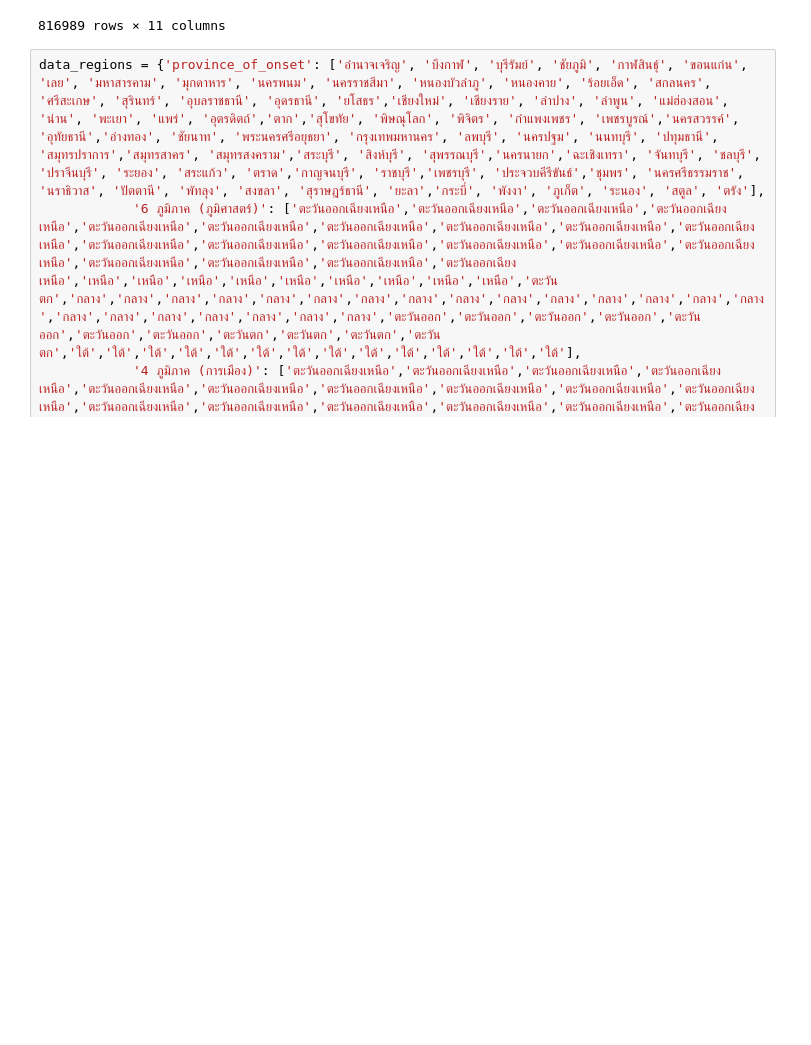
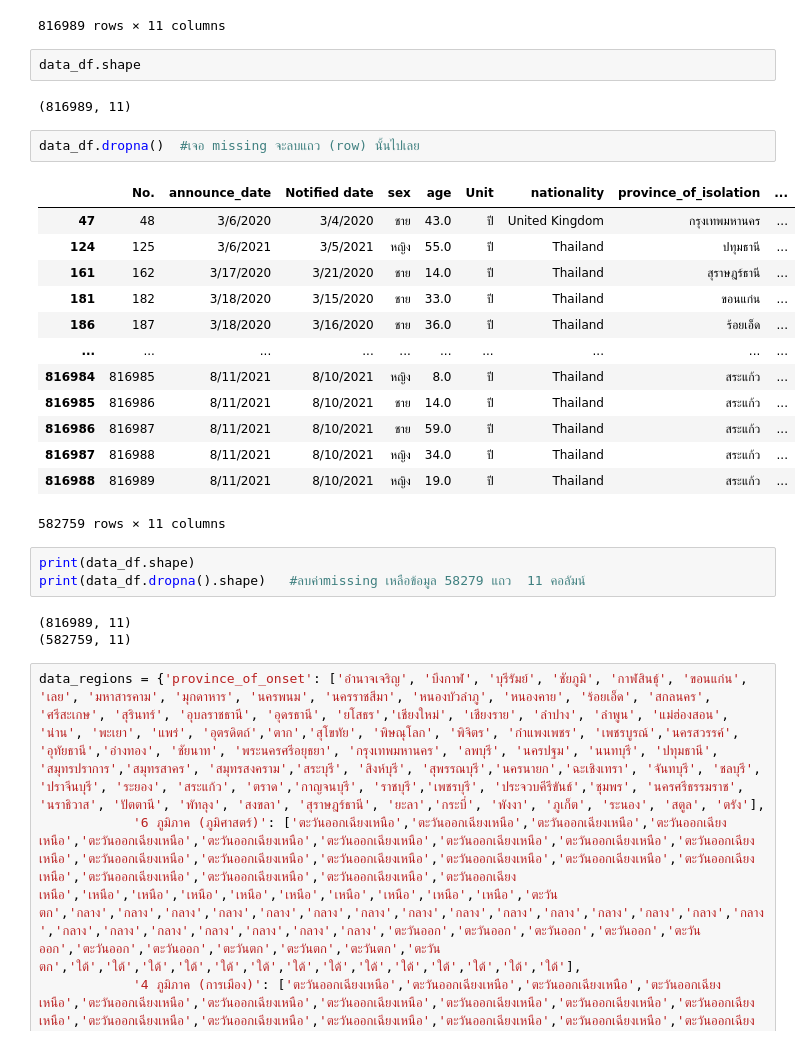
Before and after one commit to suphalaksana/data_viz_2022, a Jupyter notebook: BasicPython&DataViz_midterm2022.ipynb, the cells around one changed output. Drawn from its saved outputs; the diff is of its cells as text; blank space fills up the shorter version.

```diff
--- a/BasicPython&DataViz_midterm2022.ipynb
+++ b/BasicPython&DataViz_midterm2022.ipynb
@@ -53,6 +53,32 @@ data_df
 | 816987 | 816988 | 8/11/2021 | 8/10/2021 | หญิง | 34.0 | ปี | Thailand | สระแก้ว | ... |
 | 816988 | 816989 | 8/11/2021 | 8/10/2021 | หญิง | 19.0 | ปี | Thailand | สระแก้ว | ... |
 816989 rows × 11 columns
+# %%
+data_df.shape
+# %% [output]
+(816989, 11)
+# %%
+data_df.dropna()  #เจอ missing จะลบแถว (row) นั้นไปเลย
+# %% [output]
+|  | No. | announce_date | Notified date | sex | age | Unit | nationality | province_of_isolation | ... |
+| 47 | 48 | 3/6/2020 | 3/4/2020 | ชาย | 43.0 | ปี | United Kingdom | กรุงเทพมหานคร | ... |
+| 124 | 125 | 3/6/2021 | 3/5/2021 | หญิง | 55.0 | ปี | Thailand | ปทุมธานี | ... |
+| 161 | 162 | 3/17/2020 | 3/21/2020 | ชาย | 14.0 | ปี | Thailand | สุราษฎร์ธานี | ... |
+| 181 | 182 | 3/18/2020 | 3/15/2020 | ชาย | 33.0 | ปี | Thailand | ขอนแก่น | ... |
+| 186 | 187 | 3/18/2020 | 3/16/2020 | ชาย | 36.0 | ปี | Thailand | ร้อยเอ็ด | ... |
+| ... | ... | ... | ... | ... | ... | ... | ... | ... | ... |
+| 816984 | 816985 | 8/11/2021 | 8/10/2021 | หญิง | 8.0 | ปี | Thailand | สระแก้ว | ... |
+| 816985 | 816986 | 8/11/2021 | 8/10/2021 | ชาย | 14.0 | ปี | Thailand | สระแก้ว | ... |
+| 816986 | 816987 | 8/11/2021 | 8/10/2021 | ชาย | 59.0 | ปี | Thailand | สระแก้ว | ... |
+| 816987 | 816988 | 8/11/2021 | 8/10/2021 | หญิง | 34.0 | ปี | Thailand | สระแก้ว | ... |
+| 816988 | 816989 | 8/11/2021 | 8/10/2021 | หญิง | 19.0 | ปี | Thailand | สระแก้ว | ... |
+582759 rows × 11 columns
+# %%
+print(data_df.shape)
+print(data_df.dropna().shape)   #ลบค่าmissing เหลือข้อมูล 58279 แถว  11 คอลัมน์
+# %% [output]
+(816989, 11)
+(582759, 11)
 # %%
 data_regions = {'province_of_onset': ['อำนาจเจริญ', 'บึงกาฬ', 'บุรีรัมย์', 'ชัยภูมิ', 'กาฬสินธุ์', 'ขอนแก่น', 'เลย', 'มหาสารคาม', 'มุกดาหาร', 'นครพนม', 'นครราชสีมา', 'หนองบัวลำภู', 'หนองคาย', 'ร้อยเอ็ด', 'สกลนคร', 'ศรีสะเกษ', 'สุรินทร์', 'อุบลราชธานี', 'อุดรธานี', 'ยโสธร','เชียงใหม่', 'เชียงราย', 'ลำปาง', 'ลำพูน', 'แม่ฮ่องสอน', 'น่าน', 'พะเยา', 'แพร่', 'อุตรดิตถ์','ตาก','สุโขทัย', 'พิษณุโลก', 'พิจิตร', 'กำแพงเพชร', 'เพชรบูรณ์','นครสวรรค์', 'อุทัยธานี','อ่างทอง', 'ชัยนาท', 'พระนครศรีอยุธยา', 'กรุงเทพมหานคร', 'ลพบุรี', 'นครปฐม', 'นนทบุรี', 'ปทุมธานี', 'สมุทรปราการ','สมุทรสาคร', 'สมุทรสงคราม','สระบุรี', 'สิงห์บุรี', 'สุพรรณบุรี','นครนายก','ฉะเชิงเทรา', 'จันทบุรี', 'ชลบุรี', 'ปราจีนบุรี', 'ระยอง', 'สระแก้ว', 'ตราด','กาญจนบุรี', 'ราชบุรี','เพชรบุรี', 'ประจวบคีรีขันธ์','ชุมพร', 'นครศรีธรรมราช', 'นราธิวาส', 'ปัตตานี', 'พัทลุง', 'สงขลา', 'สุราษฎร์ธานี', 'ยะลา','กระบี่', 'พังงา', 'ภูเก็ต', 'ระนอง', 'สตูล', 'ตรัง'],
             '6 ภูมิภาค (ภูมิศาสตร์)': ['ตะวันออกเฉียงเหนือ','ตะวันออกเฉียงเหนือ','ตะวันออกเฉียงเหนือ','ตะวันออกเฉียงเหนือ','ตะวันออกเฉียงเหนือ','ตะวันออกเฉียงเหนือ','ตะวันออกเฉียงเหนือ','ตะวันออกเฉียงเหนือ','ตะวันออกเฉียงเหนือ','ตะวันออกเฉียงเหนือ','ตะวันออกเฉียงเหนือ','ตะวันออกเฉียงเหนือ','ตะวันออกเฉียงเหนือ','ตะวันออกเฉียงเหนือ','ตะวันออกเฉียงเหนือ','ตะวันออกเฉียงเหนือ','ตะวันออกเฉียงเหนือ','ตะวันออกเฉียงเหนือ','ตะวันออกเฉียงเหนือ','ตะวันออกเฉียงเหนือ','เหนือ','เหนือ','เหนือ','เหนือ','เหนือ','เหนือ','เหนือ','เหนือ','เหนือ','ตะวันตก','กลาง','กลาง','กลาง','กลาง','กลาง','กลาง','กลาง','กลาง','กลาง','กลาง','กลาง','กลาง','กลาง','กลาง','กลาง','กลาง','กลาง','กลาง','กลาง','กลาง','กลาง','กลาง','ตะวันออก','ตะวันออก','ตะวันออก','ตะวันออก','ตะวันออก','ตะวันออก','ตะวันออก','ตะวันตก','ตะวันตก','ตะวันตก','ตะวันตก','ใต้','ใต้','ใต้','ใต้','ใต้','ใต้','ใต้','ใต้','ใต้','ใต้','ใต้','ใต้','ใต้','ใต้'],
```
